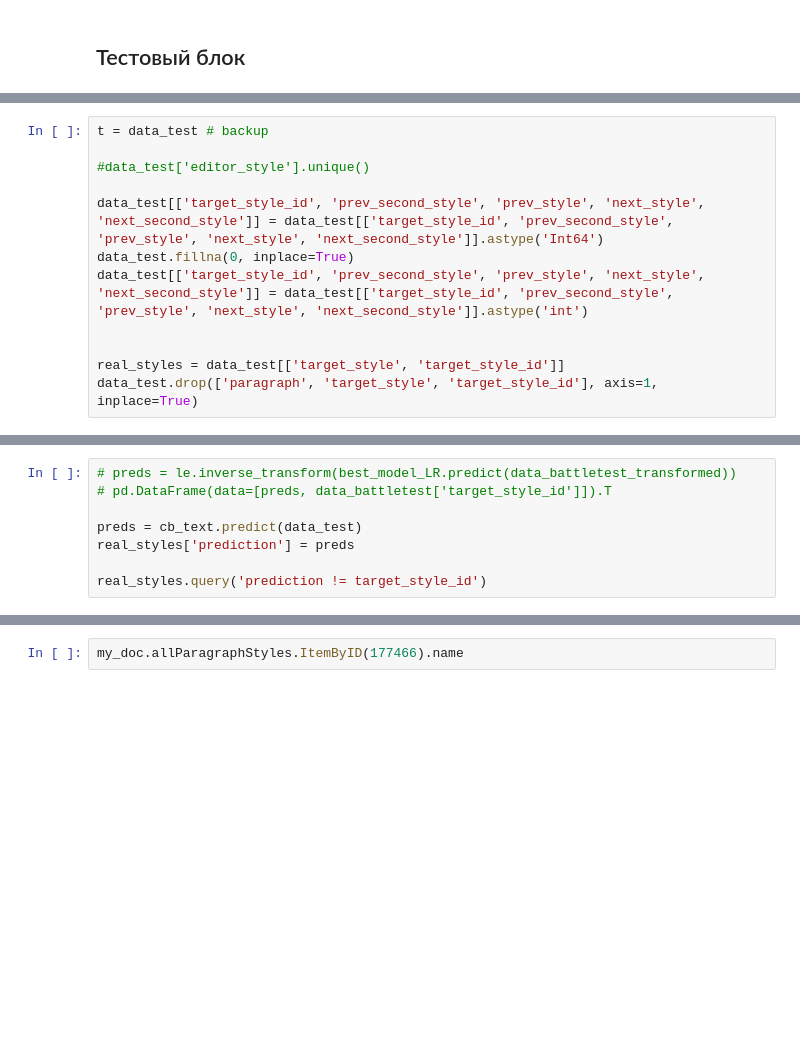
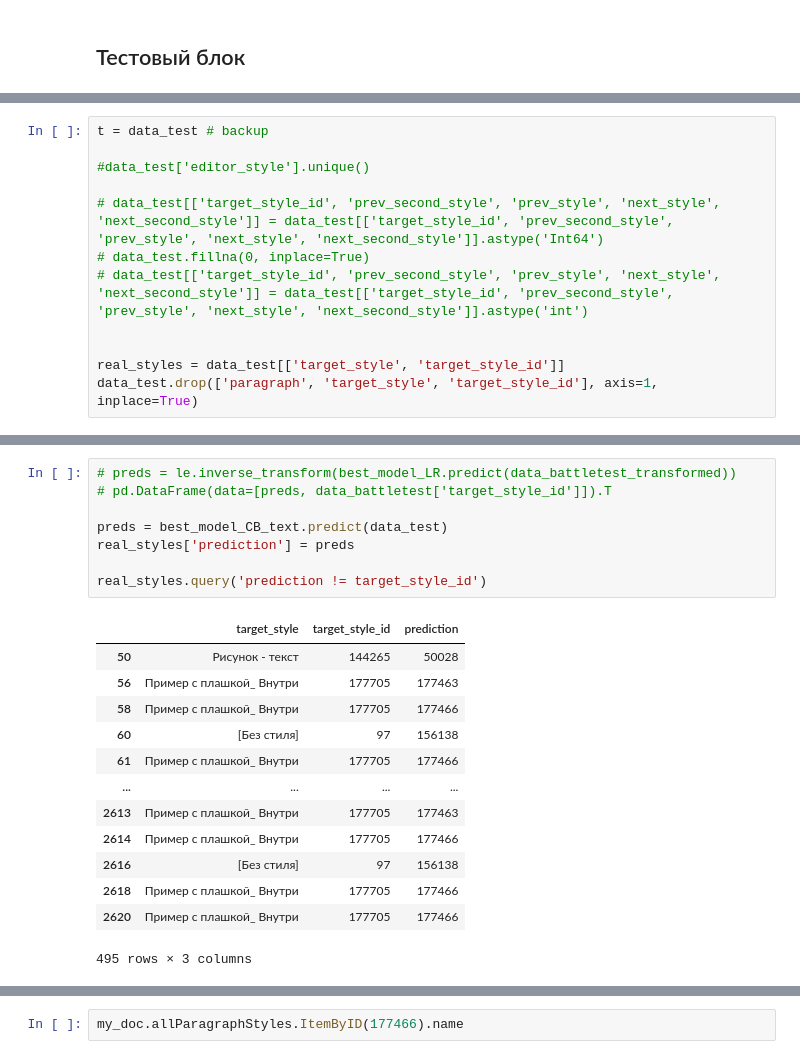
Before and after one commit to ivanovVladimir1/Styles_ML, a Jupyter notebook: sp.ipynb, the cells around one changed output, grey strips where cells are left out. Cells and saved outputs as stored; diff of their text form; blank space fills up the shorter version.

```diff
--- a/sp.ipynb
+++ b/sp.ipynb
@@ -1901,9 +2141,9 @@ t = data_test # backup
 
 #data_test['editor_style'].unique()
 
-data_test[['target_style_id', 'prev_second_style', 'prev_style', 'next_style', 'next_second_style']] = data_test[['target_style_id', 'prev_second_style', 'prev_style', 'next_style', 'next_second_style']].astype('Int64')
-data_test.fillna(0, inplace=True)
-data_test[['target_style_id', 'prev_second_style', 'prev_style', 'next_style', 'next_second_style']] = data_test[['target_style_id', 'prev_second_style', 'prev_style', 'next_style', 'next_second_style']].astype('int')
+# data_test[['target_style_id', 'prev_second_style', 'prev_style', 'next_style', 'next_second_style']] = data_test[['target_style_id', 'prev_second_style', 'prev_style', 'next_style', 'next_second_style']].astype('Int64')
+# data_test.fillna(0, inplace=True)
+# data_test[['target_style_id', 'prev_second_style', 'prev_style', 'next_style', 'next_second_style']] = data_test[['target_style_id', 'prev_second_style', 'prev_style', 'next_style', 'next_second_style']].astype('int')
 
 
 real_styles = data_test[['target_style', 'target_style_id']]
@@ -1918,11 +2179,25 @@ print(my_doc.AllParagraphStyles.Item(11).id)
 # %%
 # preds = le.inverse_transform(best_model_LR.predict(data_battletest_transformed))
 # pd.DataFrame(data=[preds, data_battletest['target_style_id']]).T
 
-preds = cb_text.predict(data_test)
+preds = best_model_CB_text.predict(data_test)
 real_styles['prediction'] = preds
 
 real_styles.query('prediction != target_style_id')
+# %% [output]
+|  | target_style | target_style_id | prediction |
+| 50 | Рисунок - текст | 144265 | 50028 |
+| 56 | Пример с плашкой_ Внутри | 177705 | 177463 |
+| 58 | Пример с плашкой_ Внутри | 177705 | 177466 |
+| 60 | [Без стиля] | 97 | 156138 |
+| 61 | Пример с плашкой_ Внутри | 177705 | 177466 |
+| ... | ... | ... | ... |
+| 2613 | Пример с плашкой_ Внутри | 177705 | 177463 |
+| 2614 | Пример с плашкой_ Внутри | 177705 | 177466 |
+| 2616 | [Без стиля] | 97 | 156138 |
+| 2618 | Пример с плашкой_ Внутри | 177705 | 177466 |
+| 2620 | Пример с плашкой_ Внутри | 177705 | 177466 |
+495 rows × 3 columns
 # %%
 for i in range(1, main_story_test.Paragraphs.Count):
     if (preds[i-1] != real_styles['target_style_id'][i-1]):
```
Also changed, not shown: parts of 40 cells of this notebook.
